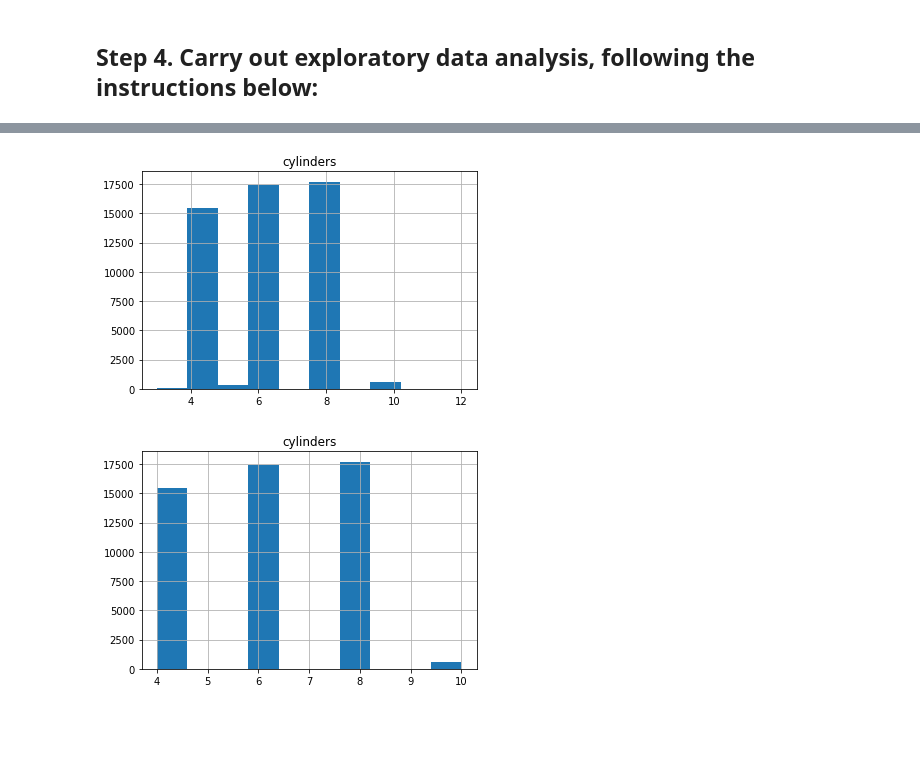
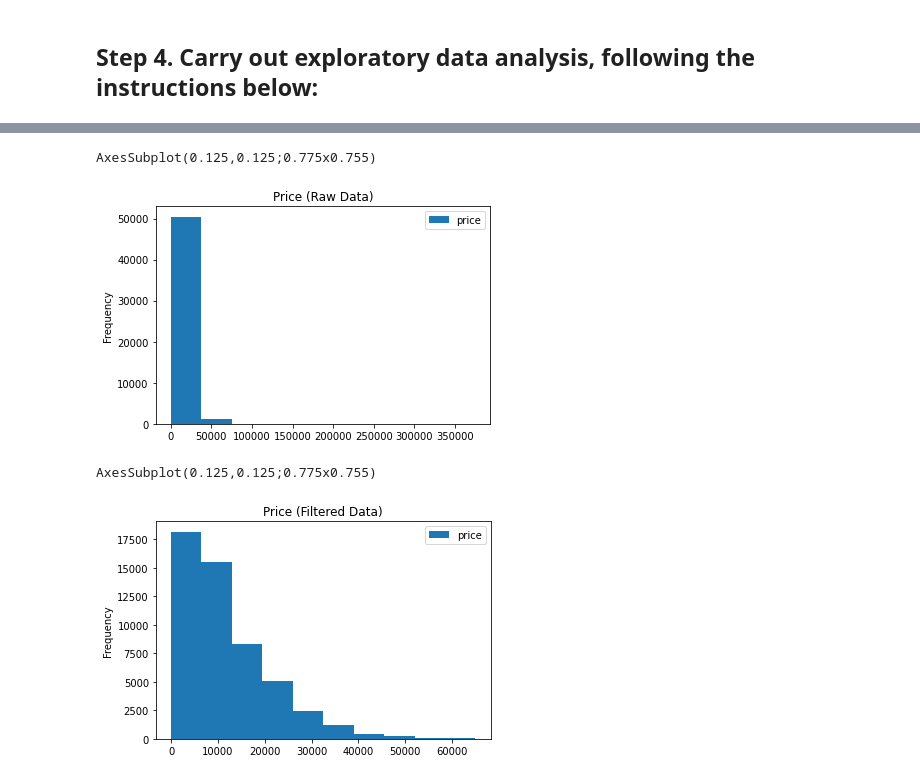
Before and after one commit to richabianca/yandex_projects, a Jupyter notebook: car_prices.ipynb, the cells around one changed output, grey strips where cells are left out. Drawn from its saved outputs; the diff is of its cells as text; code cells hidden in the pictures; blank space fills up the shorter version.

```diff
--- a/car_prices.ipynb
+++ b/car_prices.ipynb
@@ -290,0 +143,27 @@ mileage_filtered = (cars #filtered histogram
+# %%
+def raw_data(raw, column, ntitle, yl, xl): #function used to print raw data
+    raw = cars.plot(kind='hist', y= column, title = ntitle, ylabel= yl, xlabel = xl)
+    print(raw)
+
+
+def out(outliers, cond): #function used to create an outlier table
+    outliers = pd.DataFrame(cars.query(cond))
+    print(outliers)
+
+def filtered_data(filtered, cond, column, ntitle, yl, xl): #function used to plot filter data
+    filtered = (cars
+    .query(cond)
+    .plot(kind='hist', y= column, title = ntitle, ylabel= yl, xlabel = xl)
+    )
+    print(filtered)
+# %%
+#PRICES TABLES
+
+raw_data('price_raw','price','Price (Raw Data)','Number of vehicles','Prices',)
+# out('outliers', 'price > 65000') disabled so the two charts are visible
+filtered_data('filtered','price < 65000', 'price','Price (Filtered Data)','Number of vehicles','Prices',)
+# %% [output]
+AxesSubplot(0.125,0.125;0.775x0.755)
+[figure, added]
+AxesSubplot(0.125,0.125;0.775x0.755)
+[figure, added]
@@ -291,12 +181,11 @@ mileage_filtered = (cars #filtered histogram
 # %%
-cars.hist('cylinders')
+#CYLINDERS TABLES
 
-cylinders_outliers = pd.DataFrame(cars.query('cylinders == 2 | cylinders == 3 | cylinders == 5 | cylinders == 7 | cylinders == 9 | cylinders > 10'))
+raw_data('cylinders_raw','cylinders','Cylinders (Raw Data)','Number of vehicles','Cylinders')
 
-cylinders_filtered = (cars
-.query('cylinders == 4 | cylinders == 6 | cylinders == 8 | cylinders == 10')
-.hist('cylinders')
-)
+out_cond =  'cylinders == 2 | cylinders == 3 | cylinders == 5 | cylinders == 7 | cylinders == 9 | cylinders > 10'
+
+#out('cylinder_outliers', out_cond) #disabled so the two charts are visible
+
+filt_cond = 'cylinders == 4 | cylinders == 6 | cylinders == 8 | cylinders == 10'
+filtered_data('cylinders_filtered',filt_cond, 'cylinders','Cylinders (Filtered Data)','Number of vehicles','Number of Cylinders',)
-# %% [output]
-[figure, removed]
-[figure, removed]
```
Also changed, not shown: parts of 24 cells of this notebook.
